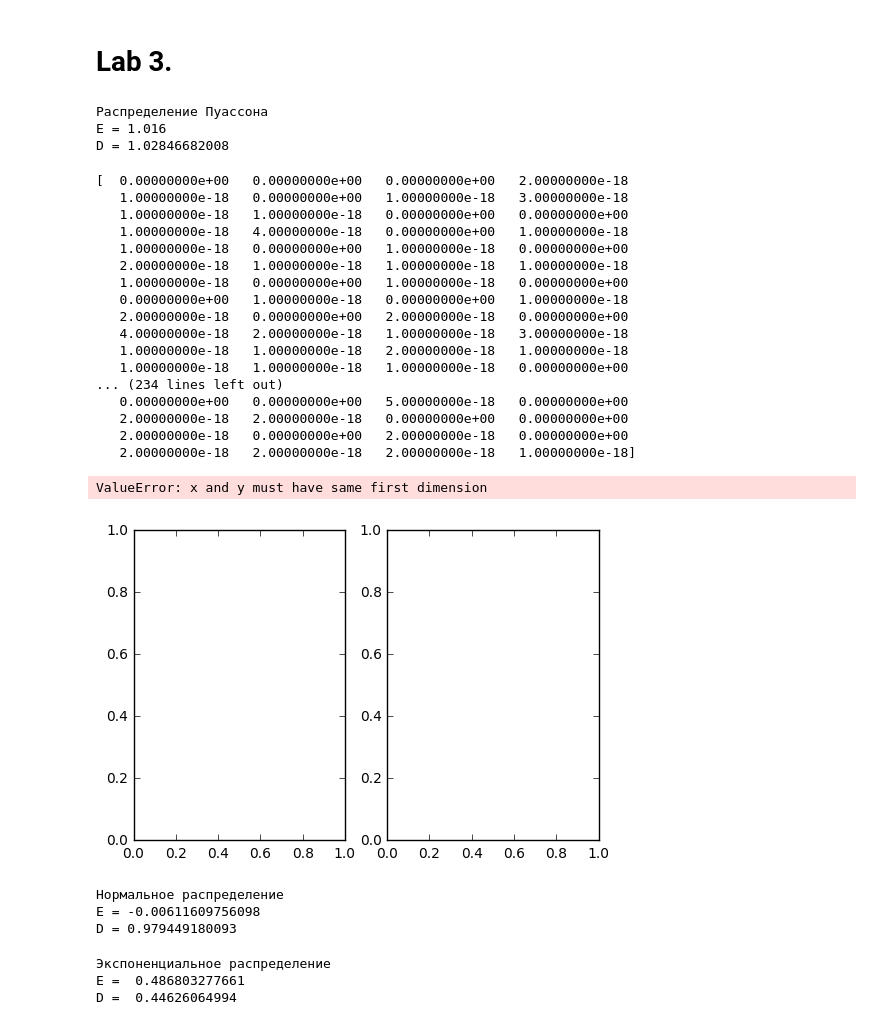
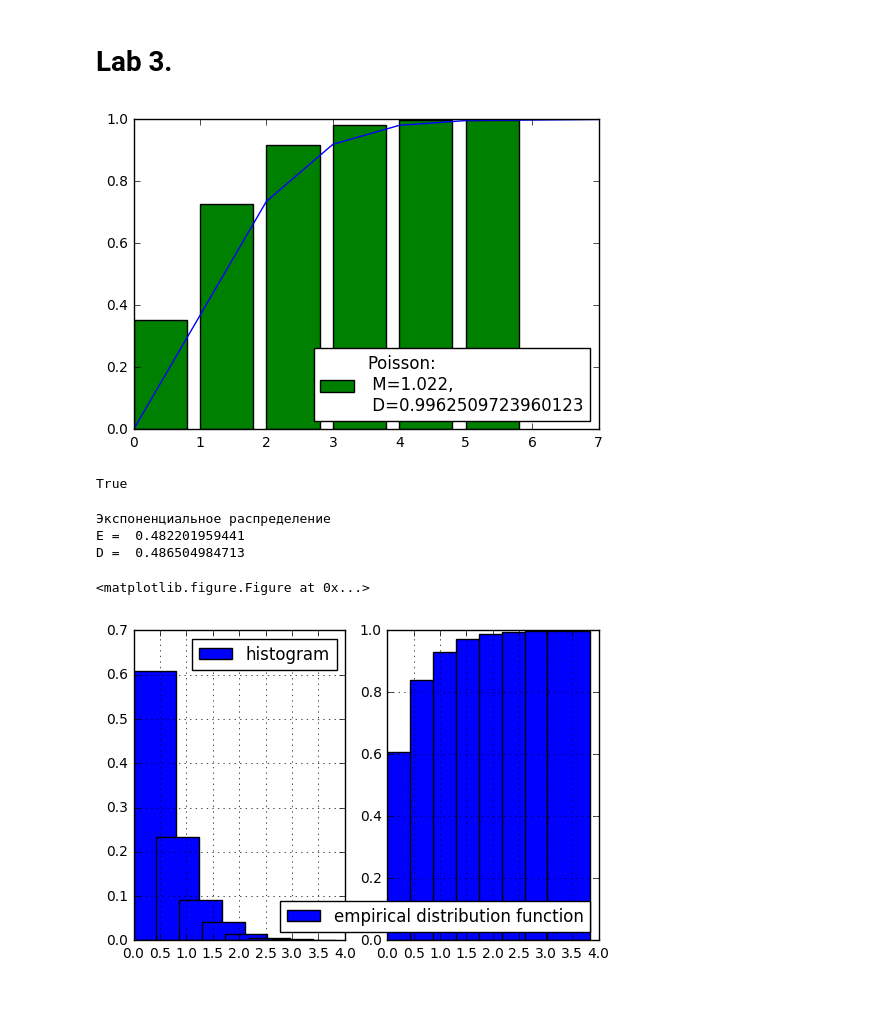
Before and after one commit to YRustt/B16-17-SSM, a Jupyter notebook: iism_lab3.ipynb, the cells around one changed output. Drawn from its saved outputs; the diff is of its cells as text; code cells hidden in the pictures; blank space fills up the shorter version.

```diff
--- a/iism_lab3.ipynb
+++ b/iism_lab3.ipynb
@@ -8,59 +8,51 @@ from iism_lab3 import poisson_psi, exponential_psi, normal_psi
 %matplotlib inline
+# %%
+def poisson_distribution_function(x, l):
+    return np.sum([l ** k / np.math.factorial(k) * np.exp(-l)
+                   for k in range(int(x))])
+
+
+def poisson_probability_density_function(x, l):
+    return l ** x / np.math.factorial(x) * np.exp(-l)
 # %%
 psi1 = poisson_psi()
-res1 = np.array([next(psi1) for _ in range(1000)])
-print("Распределение Пуассона")
-print("E =", np.mean(res1))
-print("D =", np.std(res1))
+res1 = np.array([next(psi1) for _ in range(2000)])
-# %% [output]
-Распределение Пуассона
-E = 1.016
-D = 1.02846682008
-# %%
-fig, axes = plt.subplots(nrows=1, ncols=2)
-# axes[0].hist(res1 / len(res1), bins=4)len(res1)
-
-axes[1].hist(res1, bins=4)
-axes[1].plot([i for i in range(6)],
-             [1 / np.math.factorial(i) / np.exp(1) for i in range(6)],
-             color='r')
-# %% [output]
-[  0.00000000e+00   0.00000000e+00   0.00000000e+00   2.00000000e-18
-   1.00000000e-18   0.00000000e+00   1.00000000e-18   3.00000000e-18
-   1.00000000e-18   1.00000000e-18   0.00000000e+00   0.00000000e+00
-   1.00000000e-18   4.00000000e-18   0.00000000e+00   1.00000000e-18
-   1.00000000e-18   0.00000000e+00   1.00000000e-18   0.00000000e+00
-   2.00000000e-18   1.00000000e-18   1.00000000e-18   1.00000000e-18
-   1.00000000e-18   0.00000000e+00   1.00000000e-18   0.00000000e+00
-   0.00000000e+00   1.00000000e-18   0.00000000e+00   1.00000000e-18
-   2.00000000e-18   0.00000000e+00   2.00000000e-18   0.00000000e+00
-   4.00000000e-18   2.00000000e-18   1.00000000e-18   3.00000000e-18
-   1.00000000e-18   1.00000000e-18   2.00000000e-18   1.00000000e-18
-   1.00000000e-18   1.00000000e-18   1.00000000e-18   0.00000000e+00
-... (234 lines left out)
-   0.00000000e+00   0.00000000e+00   5.00000000e-18   0.00000000e+00
-   2.00000000e-18   2.00000000e-18   0.00000000e+00   0.00000000e+00
-   2.00000000e-18   0.00000000e+00   2.00000000e-18   0.00000000e+00
-   2.00000000e-18   2.00000000e-18   2.00000000e-18   1.00000000e-18]
-ValueError: x and y must have same first dimension
-[figure, removed]
+# %%
+draw_empirical_distribution_func(res1,
+                                 func=poisson_distribution_function,
+                                 ax=plt.gca(),
+                                 params={'l': 1},
+                                 label='Poisson:\n M={},\n D={}'.format(
+                                     M(res1),
+                                     D(res1))
+                                 )
+# %% [output]
+[figure, added]
 # %%
 psi2 = normal_psi(12)
-res2 = pd.Series([next(psi2) for _ in range(1000)])
+res2 = pd.Series([next(psi2) for _ in range(2000)])
 print("Нормальное распределение")
 print("E =", np.mean(res2))
 print("D =", np.std(res2))
+draw(res2, 10)
-# %% [output]
-Нормальное распределение
-E = -0.00611609756098
-D = 0.979449180093
+# %%
+def func2(x, E=0., D=1.):
+    return np.exp(1) ** (-(x - E) ** 2 / (2 * D ** 2)) \
+           / (D * (2 * np.pi) ** 0.5)
+
+pearson_test(res2, func2, 40, 0.05)
+# %% [output]
+True
 # %%
 psi3 = exponential_psi()
 res3 = pd.Series([next(psi3) for _ in range(1000)])
 print("Экспоненциальное распределение")
 print("E = ", np.mean(res3))
 print("D = ", np.std(res3))
+draw(res3, 8)
 # %% [output]
 Экспоненциальное распределение
-E =  0.486803277661
-D =  0.44626064994
+E =  0.482201959441
+D =  0.486504984713
+<matplotlib.figure.Figure at 0x...>
+[figure, added]
```
Also changed, not shown: parts of 1 cell of this notebook, 1 other file.
